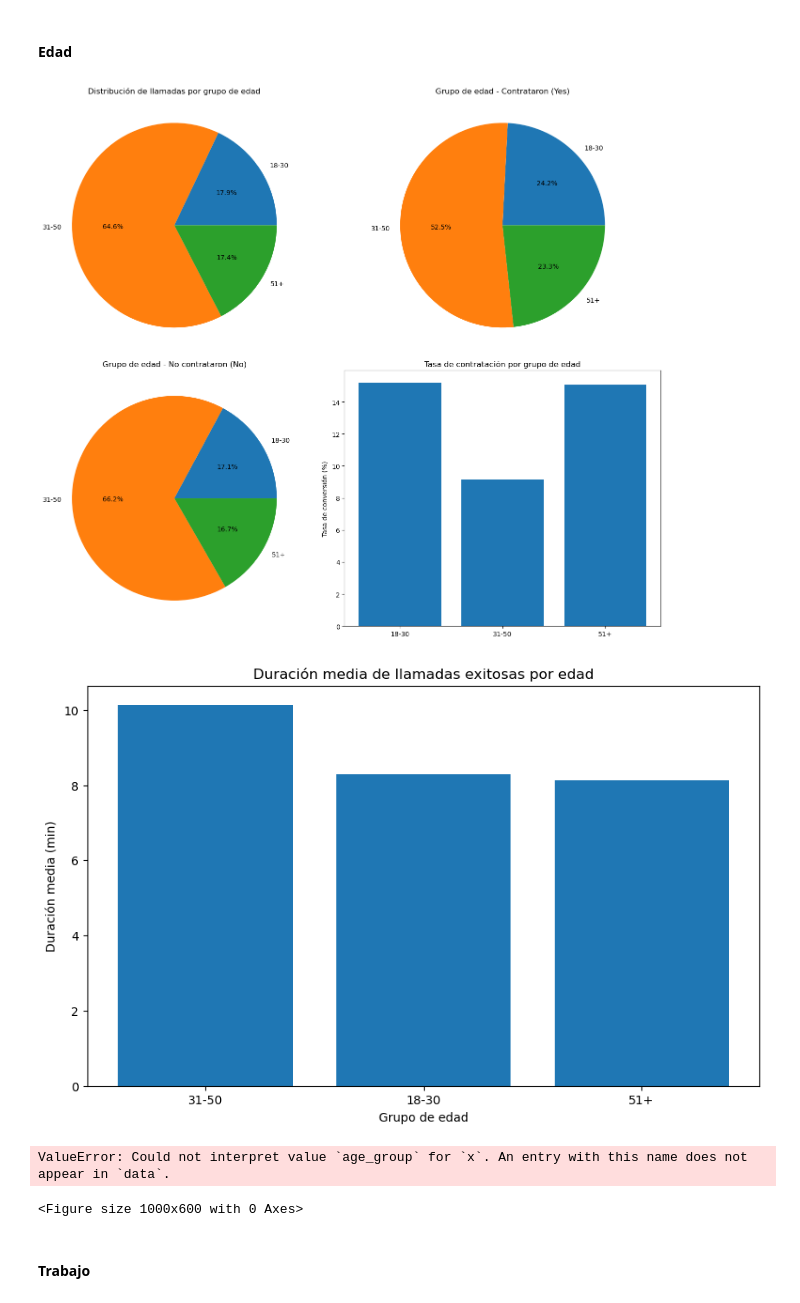
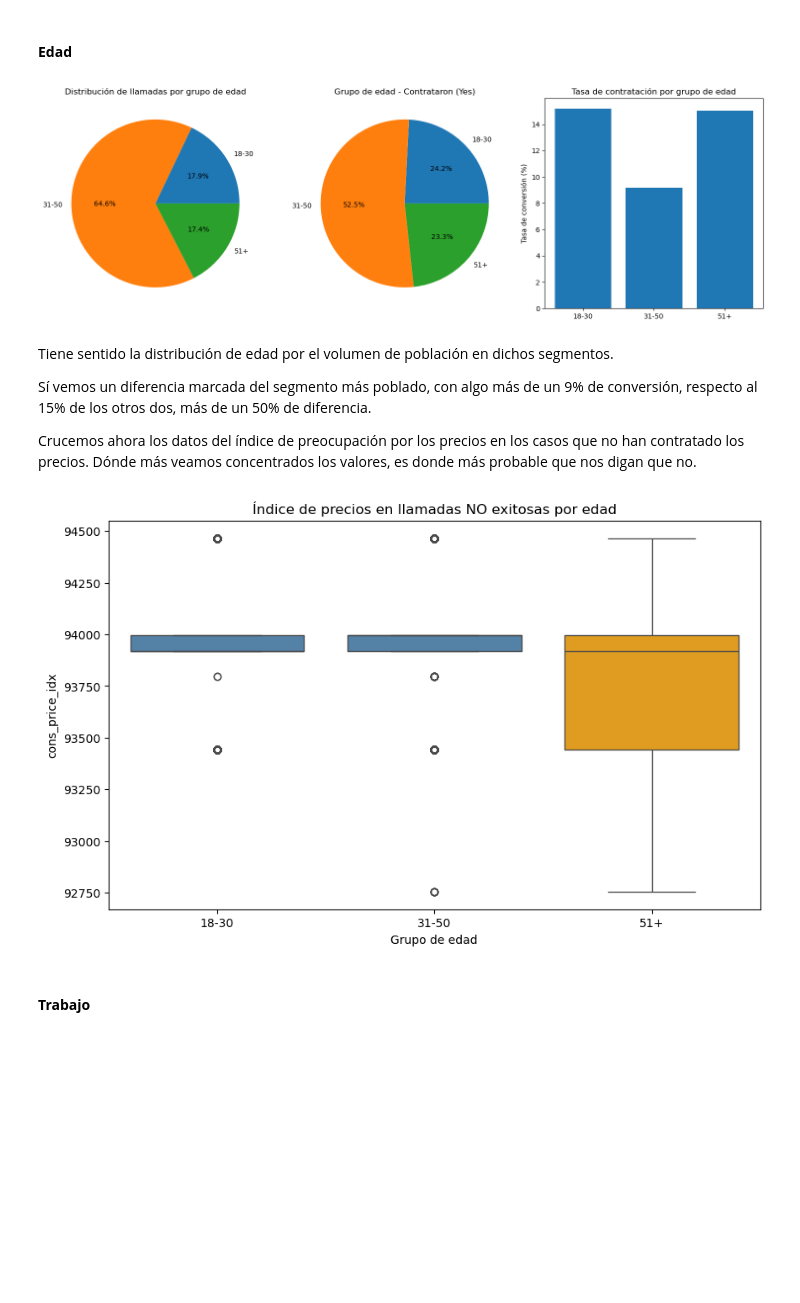
Before and after one commit to arnausans23/data-analytics-tfm, a Jupyter notebook: 1_analisis_datos_v2.ipynb, the cells around one changed output. Drawn from its saved outputs; the diff is of its cells as text; code cells hidden in the pictures; blank space fills up the shorter version.

```diff
--- a/1_analisis_datos_v2.ipynb
+++ b/1_analisis_datos_v2.ipynb
@@ -630,65 +595,50 @@ plt.show()
 # %% [markdown]
 #### **Edad**
 # %%
-import matplotlib.pyplot as plt
-import pandas as pd
-
 # Crear grupos de edad
 df_clean['age_group'] = pd.cut(df_clean['age'], bins=[0, 30, 50, 100],
                                 labels=['18-30', '31-50', '51+'])
 
-fig, axes = plt.subplots(2, 2, figsize=(14, 12))
+fig, axes = plt.subplots(1, 3, figsize=(15, 5))
 
 # Pie distribución total de llamadas
 age_counts = df_clean['age_group'].value_counts().sort_index()
-axes[0, 0].pie(age_counts, labels=age_counts.index, autopct='%1.1f%%')
-axes[0, 0].set_title('Distribución de llamadas por grupo de edad')
+axes[0].pie(age_counts, labels=age_counts.index, autopct='%1.1f%%')
+axes[0].set_title('Distribución de llamadas por grupo de edad')
 
 # Pie para los que contrataron (yes)
 yes_data = df_clean[df_clean['result'] == 'yes']['age_group'].value_counts().sort_index()
-axes[0, 1].pie(yes_data, labels=yes_data.index, autopct='%1.1f%%')
-axes[0, 1].set_title('Grupo de edad - Contrataron (Yes)')
-
-# Pie para los que no contrataron (no)
-no_data = df_clean[df_clean['result'] == 'no']['age_group'].value_counts().sort_index()
-axes[1, 0].pie(no_data, labels=no_data.index, autopct='%1.1f%%')
-axes[1, 0].set_title('Grupo de edad - No contrataron (No)')
+axes[1].pie(yes_data, labels=yes_data.index, autopct='%1.1f%%')
+axes[1].set_title('Grupo de edad - Contrataron (Yes)')
 
 # Tasa de conversión por grupo de edad
 conversion = df_clean.groupby('age_group')['result'].apply(lambda x: (x == 'yes').mean() * 100)
-axes[1, 1].bar(conversion.index, conversion.values)
-axes[1, 1].set_ylabel('Tasa de conversión (%)')
-axes[1, 1].set_title('Tasa de contratación por grupo de edad')
+axes[2].bar(conversion.index, conversion.values)
+axes[2].set_ylabel('Tasa de conversión (%)')
+axes[2].set_title('Tasa de contratación por grupo de edad')
 
 plt.tight_layout()
 plt.show()
 # %% [output]
-[figure, old version]
+[figure, new version]
+# %% [markdown]
+Tiene sentido la distribución de edad por el volumen de población en dichos segmentos.
+
+Sí vemos un diferencia marcada del segmento más poblado, con algo más de un 9% de conversión, respecto al 15% de los otros dos, más de un 50% de diferencia.
+
+Crucemos ahora los datos del índice de preocupación por los precios en los casos que no han contratado los precios. Dónde más veamos concentrados los valores, es donde más probable que nos digan que no.
 # %%
-# Duración media por grupo de edad (solo yes)
-df_yes = df_clean[df_clean['result'] == 'yes']
+# cons_price_idx por grupo de edad (solo no)
+df_no = df_clean_no_outliers[df_clean_no_outliers['result'] == 'no']
 
 plt.figure(figsize=(10, 6))
-duration_age = df_yes.groupby('age_group')['duration'].mean().sort_values(ascending=False)
-plt.bar(duration_age.index, duration_age.values)
-plt.title('Duración media de llamadas exitosas por edad')
-plt.ylabel('Duración media (min)')
+colors = ['steelblue', 'steelblue', 'orange']  # 18-30, 31-50, 51+
+sns.boxplot(data=df_no, x='age_group', y='cons_price_idx', palette=colors)
+plt.title('Índice de precios en llamadas NO exitosas por edad')
+plt.ylabel('cons_price_idx')
 plt.xlabel('Grupo de edad')
 plt.show()
 # %% [output]
-[figure, old version]
+[figure, new version]
-# %%
-# cons_price_idx por grupo de edad (solo no)
-df_no = df_clean_no_outliers[df_clean_no_outliers['result'] == 'no']
-
-plt.figure(figsize=(10, 6))
-sns.boxplot(data=df_no, x='age_group', y='cons_price_idx')
-plt.title('Índice de precios en llamadas NO exitosas por edad')
-plt.ylabel('cons_price_idx')
-plt.xlabel('Grupo de edad')
-plt.show()
-# %% [output]
-ValueError: Could not interpret value `age_group` for `x`. An entry with this name does not appear in `data`.
-<Figure size 1000x600 with 0 Axes>
 # %% [markdown]
 #### **Trabajo**
```
Also changed, not shown: parts of 37 cells of this notebook.
